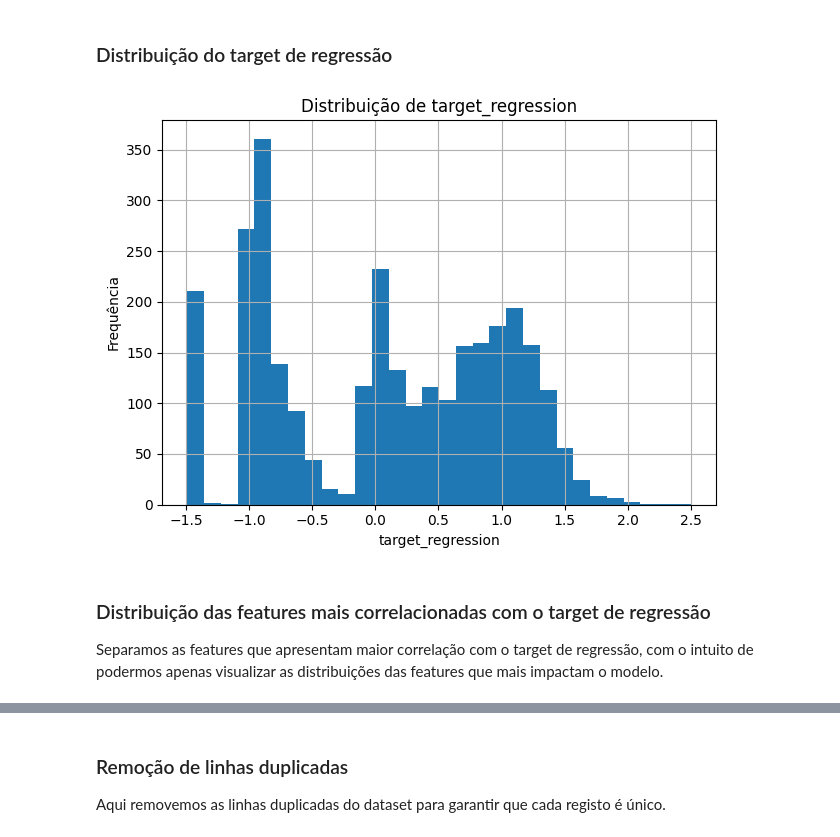
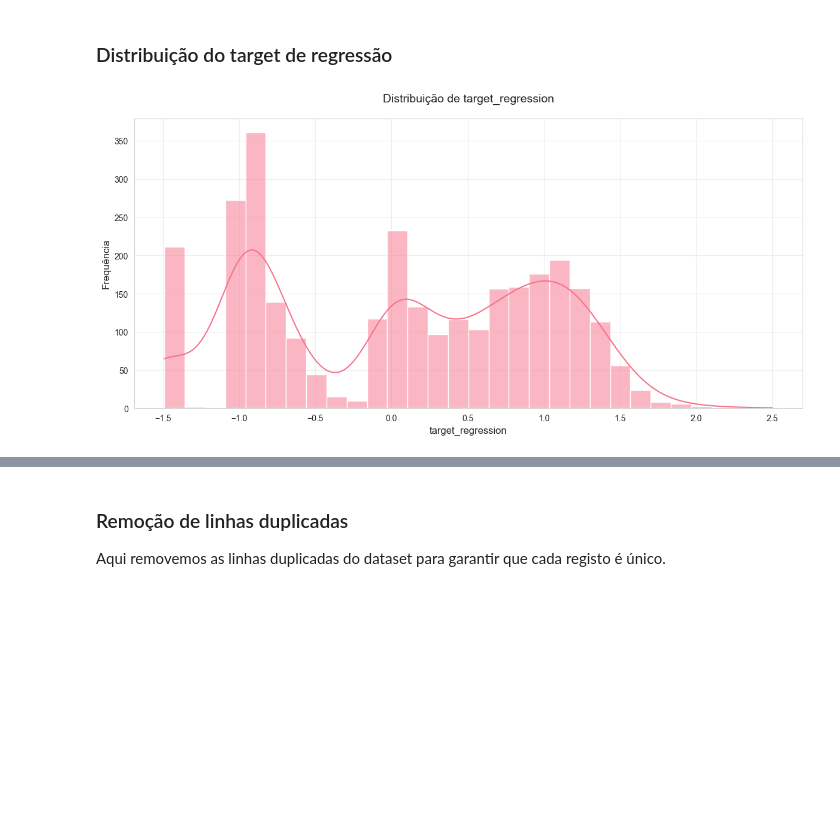
Before and after one commit to Mendoncaa/APRAU_G15, a Jupyter notebook: Projeto_1.ipynb, the cells around one changed output, grey strips where cells are left out. Drawn from its saved outputs; the diff is of its cells as text; code cells hidden in the pictures; blank space fills up the shorter version.

```diff
--- a/Projeto_1.ipynb
+++ b/Projeto_1.ipynb
@@ -6,11 +6,23 @@ Aqui começamos por importar as bibliotecas necessárias e carregar os dados do
 import pandas as pd
 import numpy as np
 import matplotlib.pyplot as plt
+import seaborn as sns
+import matplotlib.gridspec as gridspec
 
 from pathlib import Path
 from sklearn.preprocessing import LabelEncoder
 from sklearn.feature_selection import f_classif
-from sklearn.preprocessing import StandardScaler
+# from sklearn.preprocessing import StandardScaler
+
+# Configurar o estilo
+plt.style.use('default')  # Using default style instead
+sns.set_style("whitegrid")  # Set seaborn style
+sns.set_palette("husl")
+plt.rcParams['figure.figsize'] = [12, 8]
+plt.rcParams['axes.labelsize'] = 12
+plt.rcParams['axes.titlesize'] = 14
+plt.rcParams['xtick.labelsize'] = 10
+plt.rcParams['ytick.labelsize'] = 10
 
 DATA_PATH = Path("group_15.csv")
 assert DATA_PATH.exists(), f"Ficheiro não encontrado: {DATA_PATH}"
@@ -191,15 +240,13 @@ Esta análise foca-se em examinar cada variável individualmente para entender a
 # %% [markdown]
 ### Distribuição do target de regressão
 # %%
-plt.figure()
-df[target_regression].hist(bins=30)
-plt.title(f"Distribuição de {target_regression}")
+fig = plt.figure(figsize=(12, 6))
+sns.histplot(data=df, x=target_regression, bins=30, kde=True)
+plt.title(f"Distribuição de {target_regression}", pad=20)
 plt.xlabel(target_regression)
 plt.ylabel("Frequência")
+plt.grid(True, alpha=0.3)
 plt.tight_layout()
 plt.show()
 # %% [output]
-[figure, old version]
+[figure, new version]
-# %% [markdown]
-### Distribuição das features mais correlacionadas com o target de regressão
-Separamos as features que apresentam maior correlação com o target de regressão, com o intuito de podermos apenas visualizar as distribuições das features que mais impactam o modelo.
```
Also changed, not shown: parts of 14 cells of this notebook.
